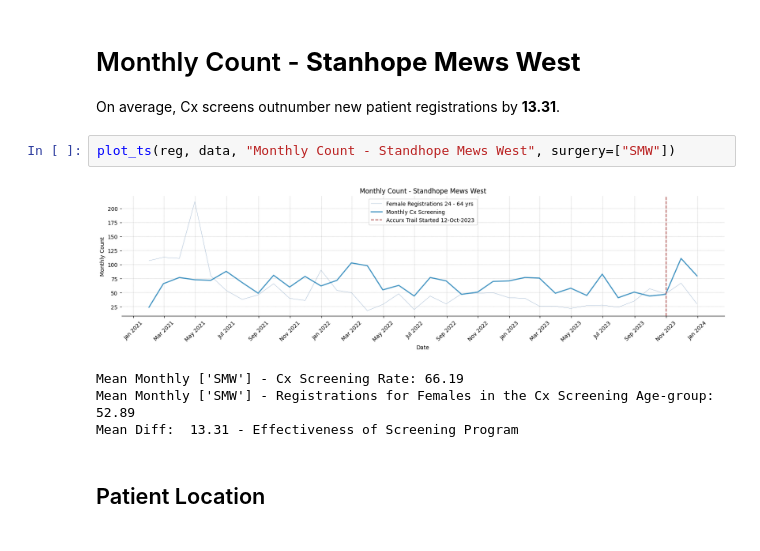
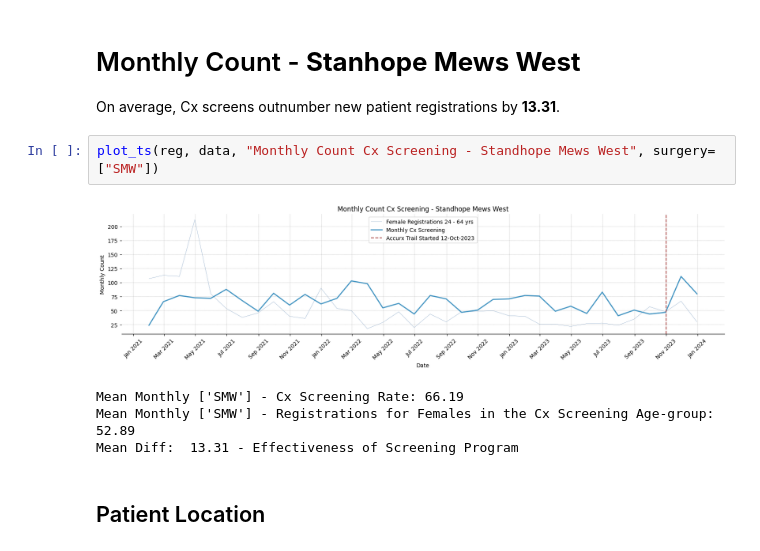
Before and after one commit to janduplessis883/Cervical-Screening-Self-Book-with-Accurx, a Jupyter notebook: CxScreeningTimeSeries.ipynb, the cells around one changed output. Cells and saved outputs as stored; diff of their text form.

```diff
--- a/CxScreeningTimeSeries.ipynb
+++ b/CxScreeningTimeSeries.ipynb
@@ -234,9 +237,9 @@ Mean Diff:  5.89 - Effectiveness of Screening Program
 # Monthly Count - **Stanhope Mews West**
 On average, Cx screens outnumber new patient registrations by **13.31**.
 # %%
-plot_ts(reg, data, "Monthly Count - Standhope Mews West", surgery=["SMW"])
+plot_ts(reg, data, "Monthly Count Cx Screening - Standhope Mews West", surgery=["SMW"])
 # %% [output]
-[figure, old version]
+[figure, new version]
 Mean Monthly ['SMW'] - Cx Screening Rate: 66.19
 Mean Monthly ['SMW'] - Registrations for Females in the Cx Screening Age-group: 52.89
 Mean Diff:  13.31 - Effectiveness of Screening Program
```
Also changed, not shown: parts of 5 cells of this notebook.
